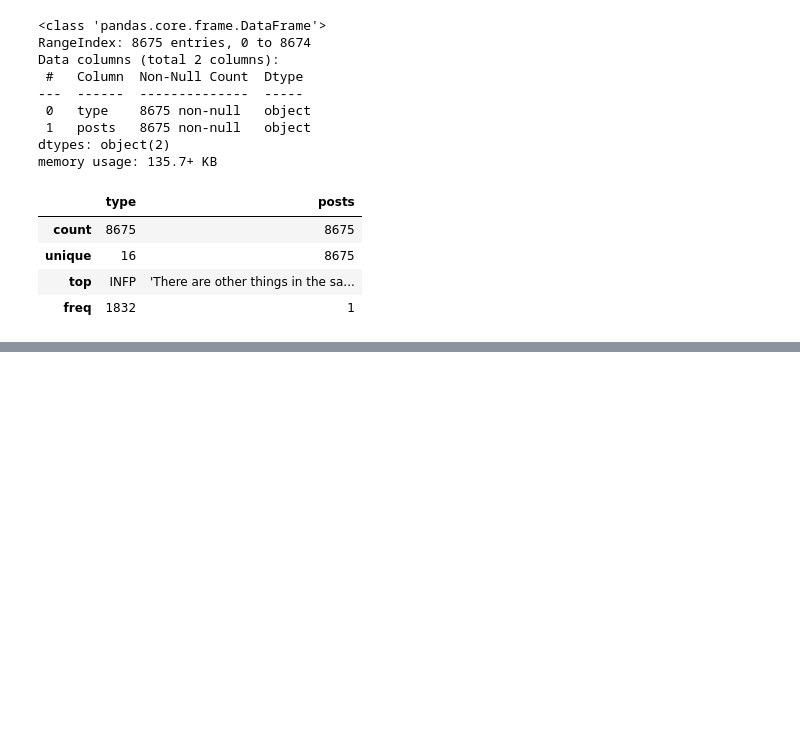
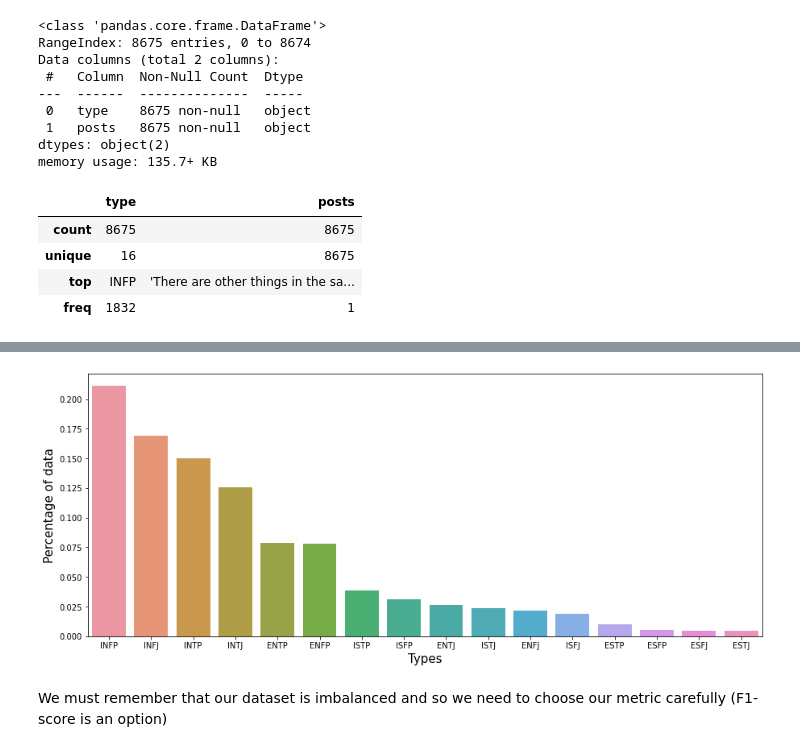
Before and after one commit to yaniv92648/ITC_Final_Project_AirBnB, a Jupyter notebook: ITC_Final_Project_Personality_Types.ipynb, the cells around one changed output, grey strips where cells are left out. Drawn from its saved outputs; the diff is of its cells as text; code cells hidden in the pictures; blank space fills up the shorter version.

```diff
--- a/ITC_Final_Project_Personality_Types.ipynb
+++ b/ITC_Final_Project_Personality_Types.ipynb
@@ -45,0 +91,10 @@ TWITTER_API_SECRET_KEY = 'JjlTbrxGWghmUuQttD7Eq0rbZ4iDkqwKazOT5epdgvPUds0zNC'
+# %%
+plt.figure(figsize=(15,6))
+sns.barplot(types_counts.index, types_counts.values)
+plt.ylabel('Percentage of data', fontsize=15)
+plt.xlabel('Types', fontsize=15)
+plt.show()
+# %% [output]
+[figure, added]
+# %% [markdown]
+We must remember that our dataset is imbalanced and so we need to choose our metric carefully (F1-score is an option)
```
Also changed, not shown: parts of 12 cells of this notebook.
